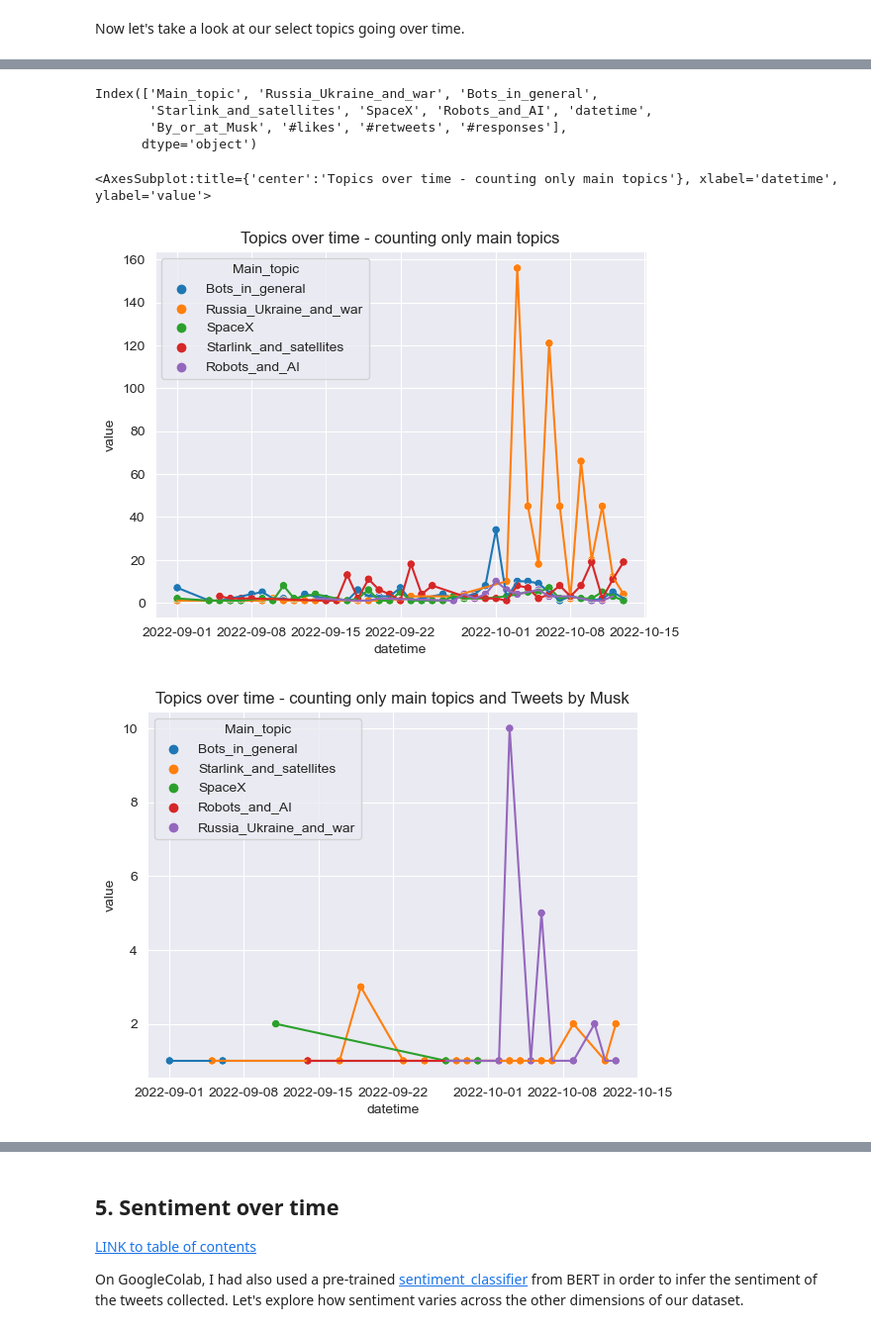
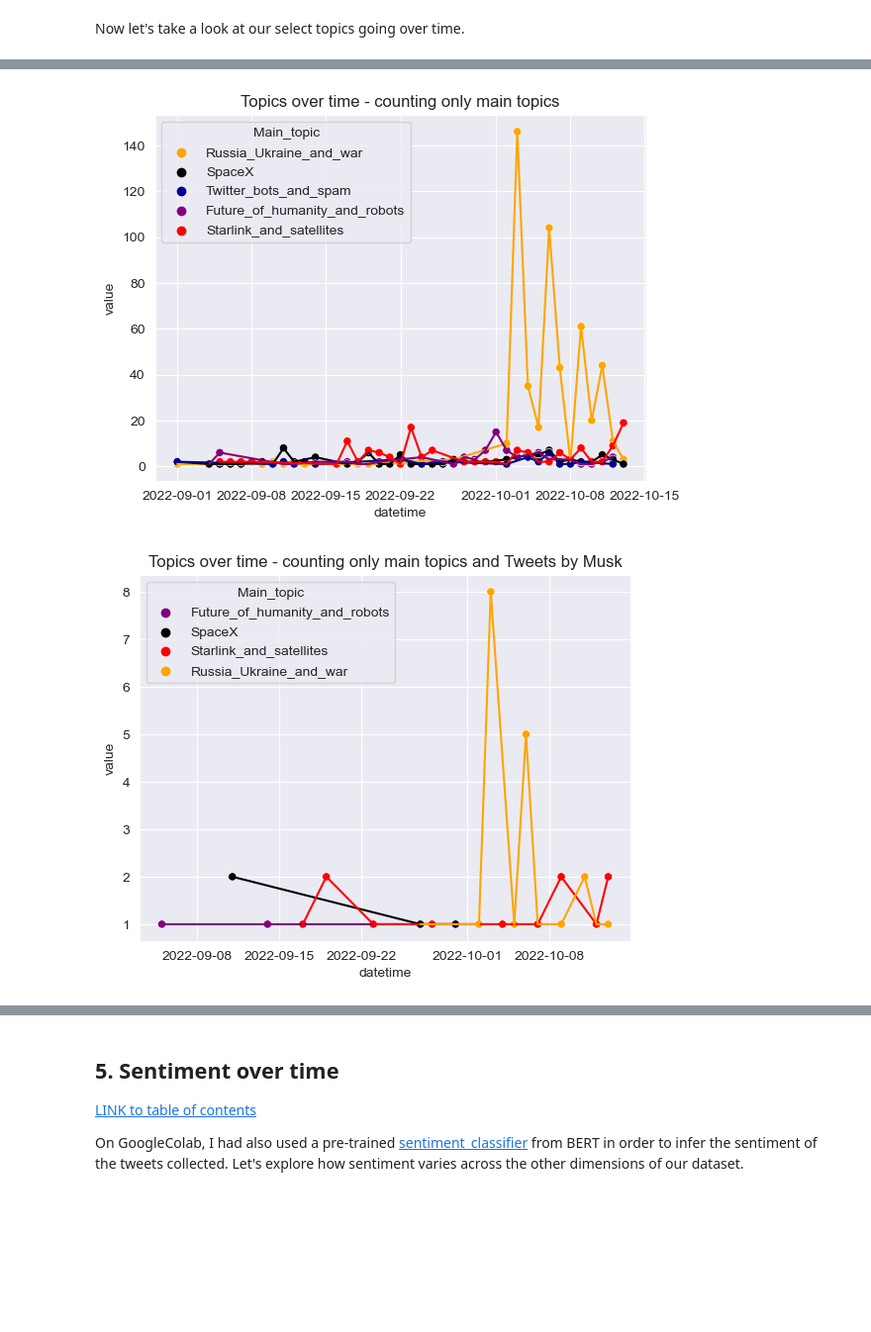
Before and after one commit to Ioana-P/twitter_topic_and_sentiment_tracking, a Jupyter notebook: 2. Topic_modelling_with_BERT.ipynb, the cells around one changed output, grey strips where cells are left out. Shown at 99% size. Saved outputs shown, nothing was run; the diff lists cells and outputs as text; code cells hidden in the pictures; blank space fills up the shorter version.

```diff
--- a/2. Topic_modelling_with_BERT.ipynb
+++ b/2. Topic_modelling_with_BERT.ipynb
@@ -311,3 +319,9 @@ from scipy.stats import pearsonr
 print(pearsonr(x, y))
 # %% [output]
 PearsonRResult(statistic=0.35346833948321693, pvalue=0.023387548557527896)
+# %%
+x = topic_values_select_main['#likes'].to_list()
+y = topic_values_select_main['SpaceX'].to_list()
+
+from scipy.stats import pearsonr
+print(pearsonr(x, y))
@@ -392,2 +450,11 @@ topics_agg_melt.head()
+# %%
+topics_colour_dict = {
+    'Russia_Ukraine_and_war': 'orange',
+     'Twitter_bots_and_spam': 'darkblue',
+    'Starlink_and_satellites': 'red',
+        'SpaceX': 'black',
+       'Future_of_humanity_and_robots': 'purple',
+        'Neuralink_and_brains': 'green'
+}
 # %%
 plt.title('Topics over time')
@@ -405,5 +475,6 @@ sns.lineplot(data=topics_agg_melt.loc[topics_agg_melt.By_or_at_Musk!='By @elonmu
 # %%
 # topic_values_count = topic_values_select.groupby[topic_values_select.columns[:5]].apply(lambda x : x.argmax, axis=1)
-repl_dict = dict(zip(list(range(0,5)), topic_values_select.columns[:5]))
-topic_values_select.insert(0, 'Main_topic' , topic_values_select[topic_values_select.columns[:5]].apply(lambda x: repl_dict[x.argmax()], axis=1))
+repl_dict = dict(zip(list(range(0,7)), topic_values_select.columns[:7]))
+if 'Main_topic' not in topic_values_select.columns:
+    topic_values_select.insert(0, 'Main_topic' , topic_values_select[topic_values_select.columns[1:7]].apply(lambda x: repl_dict[x.argmax()], axis=1))
 topic_values_select.head()
@@ -410,26 +489,18 @@ topic_values_select.head()
-# %%
-topic_values_select.columns
-# %% [output]
-Index(['Main_topic', 'Russia_Ukraine_and_war', 'Bots_in_general',
-       'Starlink_and_satellites', 'SpaceX', 'Robots_and_AI', 'datetime',
-       'By_or_at_Musk', '#likes', '#retweets', '#responses'],
-      dtype='object')
 # %%
 topics_count = topic_values_select.groupby([pd.Grouper(key='datetime', freq='D'), 'Main_topic']).agg('size').reset_index().rename({0:'value'}, axis=1)
 
 plt.title('Topics over time - counting only main topics')
-sns.scatterplot(data=topics_count, x='datetime', y='value', hue='Main_topic')
-sns.lineplot(data=topics_count, x='datetime', y='value', hue='Main_topic', legend=False)
+sns.scatterplot(data=topics_count, x='datetime', y='value', hue='Main_topic',palette=topics_colour_dict,)
+sns.lineplot(data=topics_count, x='datetime', y='value', hue='Main_topic', palette=topics_colour_dict, legend=False);
 # %% [output]
-<AxesSubplot:title={'center':'Topics over time - counting only main topics'}, xlabel='datetime', ylabel='value'>
-[figure, old version]
+[figure, new version]
 # %%
 topics_count = topic_values_select.groupby([pd.Grouper(key='datetime', freq='D'), 'Main_topic', 'By_or_at_Musk']).agg('size').reset_index().rename({0:'value'}, axis=1)
 
 plt.title('Topics over time - counting only main topics and Tweets by Musk')
-sns.scatterplot(data=topics_count.loc[topics_count.By_or_at_Musk=='By @elonmusk'], x='datetime', y='value', hue='Main_topic')
-sns.lineplot(data=topics_count.loc[topics_count.By_or_at_Musk=='By @elonmusk'], x='datetime', y='value', hue='Main_topic', legend=False);
+sns.scatterplot(data=topics_count.loc[topics_count.By_or_at_Musk=='By @elonmusk'], x='datetime', y='value', hue='Main_topic',palette=topics_colour_dict,)
+sns.lineplot(data=topics_count.loc[topics_count.By_or_at_Musk=='By @elonmusk'], x='datetime', y='value', hue='Main_topic',palette=topics_colour_dict, legend=False);
 # %% [output]
-[figure, old version]
+[figure, new version]
 # %%
 plt.title('Topics over time - counting only main topics and Tweets mentioning Musk')
```
Also changed, not shown: parts of 31 cells of this notebook.
